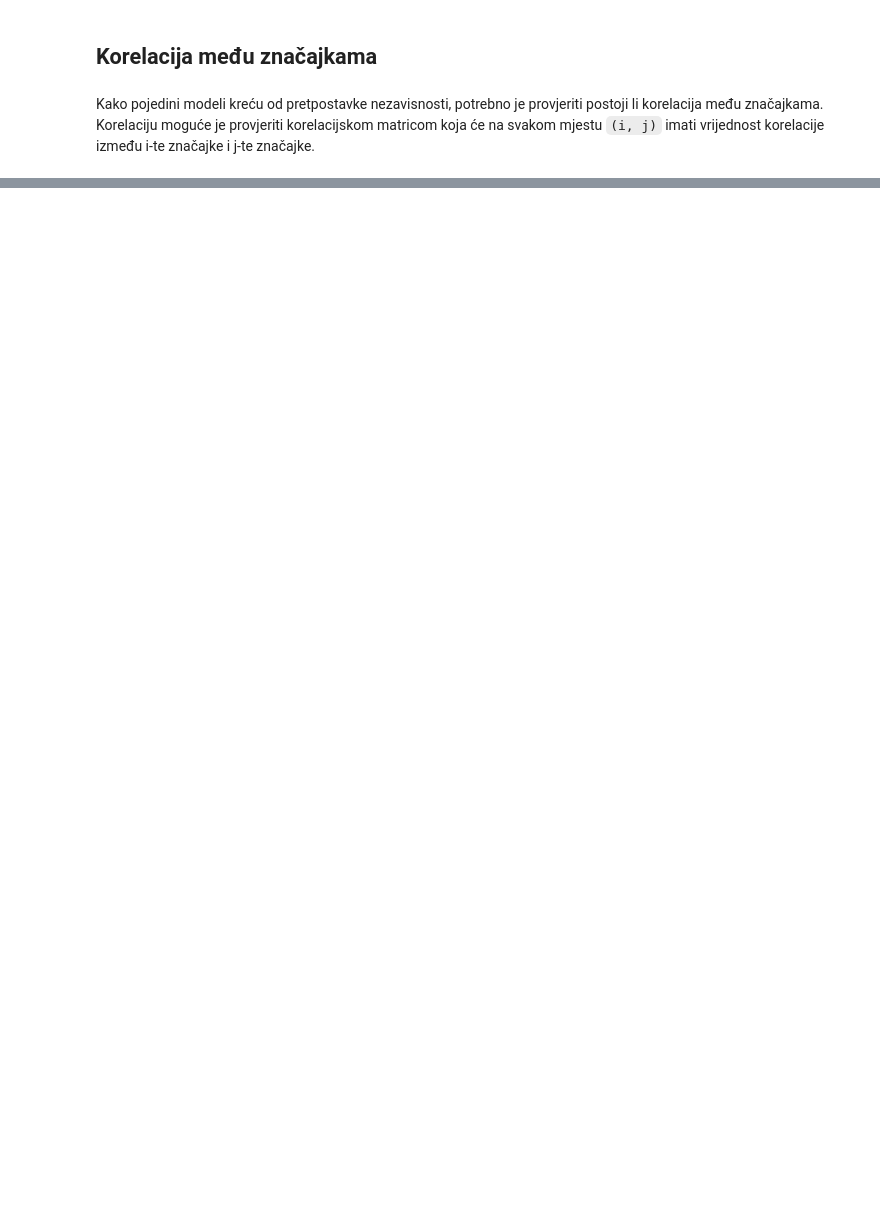
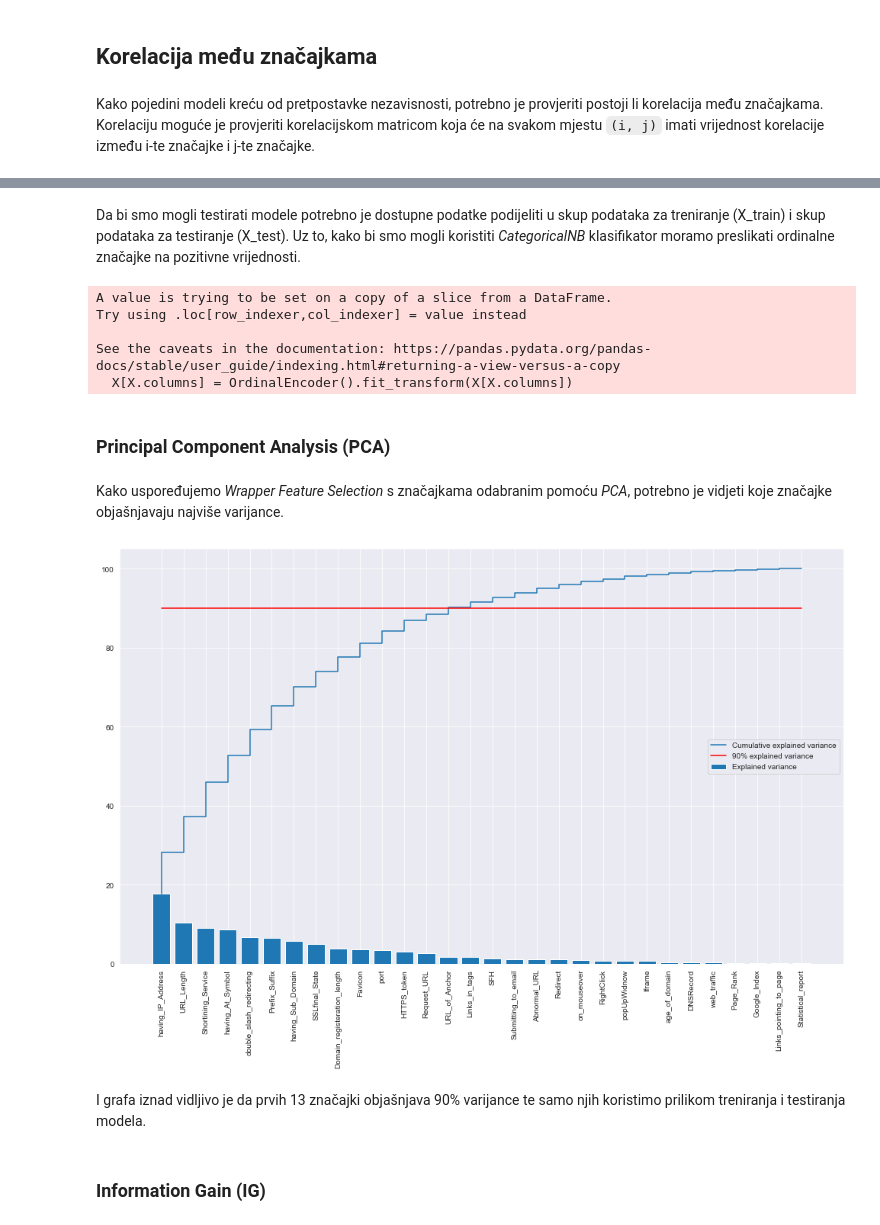
Before and after one commit to ksutalo/UZOP, a Jupyter notebook: Projekt_Karlo_Sutalo.ipynb, the cells around one changed output, grey strips where cells are left out. Drawn from its saved outputs; the diff is of its cells as text; code cells hidden in the pictures; blank space fills up the shorter version.

```diff
--- a/Projekt_Karlo_Sutalo.ipynb
+++ b/Projekt_Karlo_Sutalo.ipynb
@@ -240,2 +223,0 @@ Kako bi kasniji modeli bolje radili potrebno je izbaciti kolinearnost iz podatak
-# %%
-data.drop(columns=['Favicon', 'double_slash_redirecting', 'port'], inplace=True)
@@ -241,0 +259,18 @@ data.drop(columns=['Favicon', 'double_slash_redirecting', 'port'], inplace=True)
+# %% [markdown]
+Da bi smo mogli testirati modele potrebno je dostupne podatke podijeliti u skup podataka za treniranje (X_train) i skup podataka za testiranje (X_test). Uz to, kako bi smo mogli koristiti *CategoricalNB* klasifikator moramo preslikati ordinalne značajke na pozitivne vrijednosti.
+# %%
+from sklearn.model_selection import train_test_split
+from sklearn.preprocessing import OrdinalEncoder
+
+X = data.loc[:, data.columns != 'Result']
+y = data.loc[:, 'Result']
+
+X[X.columns] = OrdinalEncoder().fit_transform(X[X.columns])
+
+X_train, X_test, y_train, y_test = train_test_split(X, y, test_size=0.2)
+# %% [output]
+A value is trying to be set on a copy of a slice from a DataFrame.
+Try using .loc[row_indexer,col_indexer] = value instead
+
+See the caveats in the documentation: https://pandas.pydata.org/pandas-docs/stable/user_guide/indexing.html#returning-a-view-versus-a-copy
+  X[X.columns] = OrdinalEncoder().fit_transform(X[X.columns])
@@ -241,0 +279,38 @@ data.drop(columns=['Favicon', 'double_slash_redirecting', 'port'], inplace=True)
+# %% [markdown]
+### Principal Component Analysis (PCA)
+# %% [markdown]
+Kako uspoređujemo *Wrapper Feature Selection* s značajkama odabranim pomoću *PCA*, potrebno je vidjeti koje značajke objašnjavaju najviše varijance.
+# %%
+from sklearn.decomposition import PCA
+
+pca = PCA(n_components=None)
+pca.fit(X)
+
+plt.figure(figsize=(17, 10))
+plt.bar(
+    pca.feature_names_in_,
+    pca.explained_variance_ratio_ * 100,
+    label='Explained variance'
+)
+
+plt.step(
+    pca.feature_names_in_,
+    np.cumsum(pca.explained_variance_ratio_ * 100),
+    label='Cumulative explained variance'
+)
+
+plt.plot(
+    range(30),
+    [90] * 30,
+    color='r',
+    label='90% explained variance'
+)
+
+plt.xticks(rotation=90)
+plt.legend(loc='center right')
+plt.style.use('_classic_test_patch')
+plt.show()
+# %% [output]
+[figure, added]
+# %% [markdown]
+I grafa iznad vidljivo je da prvih 13 značajki objašnjava 90% varijance te samo njih koristimo prilikom treniranja i testiranja modela.
@@ -241,0 +320,2 @@ data.drop(columns=['Favicon', 'double_slash_redirecting', 'port'], inplace=True)
+# %% [markdown]
+### Information Gain (IG)
```
Also changed, not shown: parts of 48 cells of this notebook.
